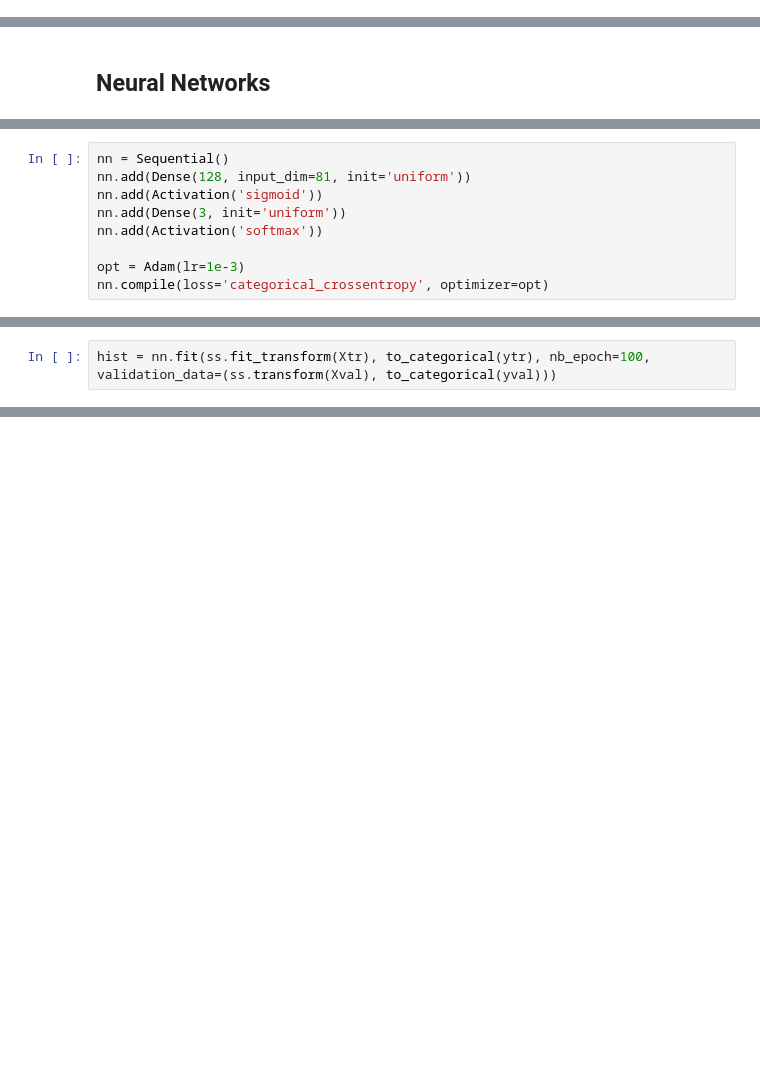
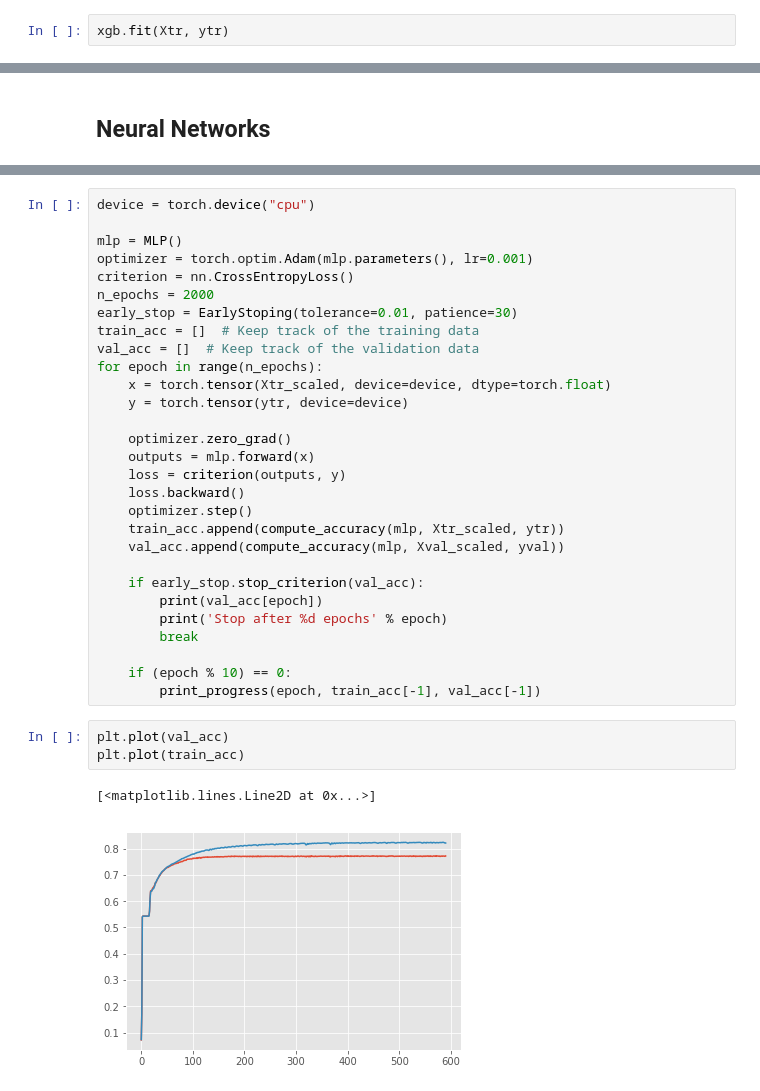
Before and after one commit to DmitrySerg/DrivenData, a Jupyter notebook: Tanzania/Tanzania_ML.ipynb, the cells around one changed output, grey strips where cells are left out. Drawn from its saved outputs; the diff is of its cells as text; blank space fills up the shorter version.

```diff
--- a/Tanzania/Tanzania_ML.ipynb
+++ b/Tanzania/Tanzania_ML.ipynb
@@ -400,0 +308,2 @@ imps.plot(kind='bar', figsize=(15,6),logy=True)
+# %%
+xgb.fit(Xtr, ytr)
@@ -441,9 +343,0 @@ Using Theano backend.
-# %%
-nn = Sequential()
-nn.add(Dense(128, input_dim=81, init='uniform'))
-nn.add(Activation('sigmoid'))
-nn.add(Dense(3, init='uniform'))
-nn.add(Activation('softmax'))
-
-opt = Adam(lr=1e-3)
-nn.compile(loss='categorical_crossentropy', optimizer=opt)
@@ -453,2 +343,0 @@ ss = StandardScaler()
-# %%
-hist = nn.fit(ss.fit_transform(Xtr), to_categorical(ytr), nb_epoch=100, validation_data=(ss.transform(Xval), to_categorical(yval)))
@@ -485,0 +415,35 @@ xgb_Xtr_only = xgb.train(params, dXtr, num_boost_round=trees)
+# %%
+device = torch.device("cpu")
+
+mlp = MLP()
+optimizer = torch.optim.Adam(mlp.parameters(), lr=0.001)
+criterion = nn.CrossEntropyLoss()
+n_epochs = 2000
+early_stop = EarlyStoping(tolerance=0.01, patience=30)
+train_acc = []  # Keep track of the training data
+val_acc = []  # Keep track of the validation data
+for epoch in range(n_epochs):
+    x = torch.tensor(Xtr_scaled, device=device, dtype=torch.float)
+    y = torch.tensor(ytr, device=device)
+
+    optimizer.zero_grad()
+    outputs = mlp.forward(x)
+    loss = criterion(outputs, y)
+    loss.backward()
+    optimizer.step()
+    train_acc.append(compute_accuracy(mlp, Xtr_scaled, ytr))
+    val_acc.append(compute_accuracy(mlp, Xval_scaled, yval))
+
+    if early_stop.stop_criterion(val_acc):
+        print(val_acc[epoch])
+        print('Stop after %d epochs' % epoch)
+        break
+
+    if (epoch % 10) == 0:
+        print_progress(epoch, train_acc[-1], val_acc[-1])
+# %%
+plt.plot(val_acc)
+plt.plot(train_acc)
+# %% [output]
+[<matplotlib.lines.Line2D at 0x...>]
+[figure, added]
```
Also changed, not shown: parts of 85 cells of this notebook.
